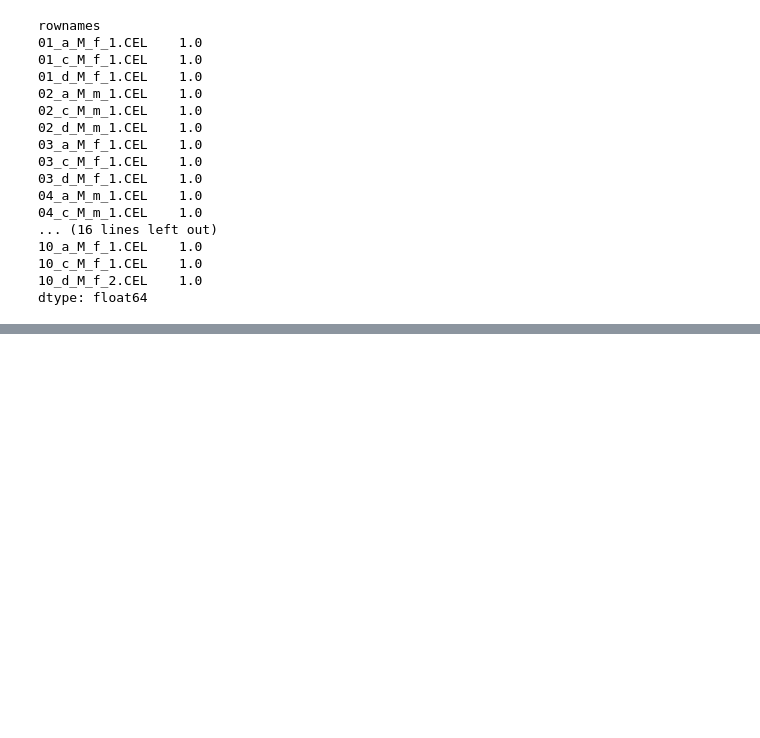
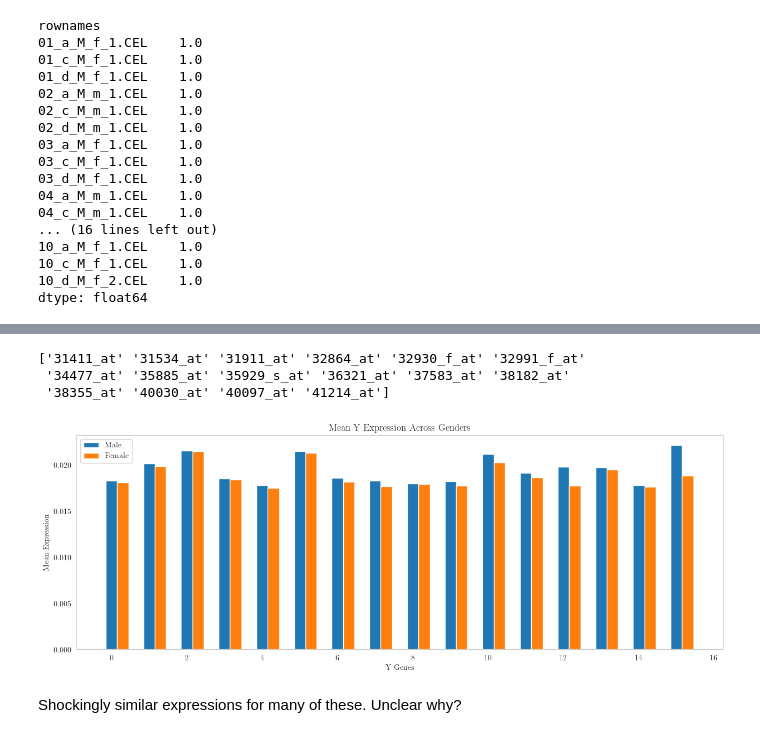
Before and after one commit to yashpatel5400/stats604-project2, a Jupyter notebook: yash.ipynb, the cells around one changed output, grey strips where cells are left out. Drawn from its saved outputs; the diff is of its cells as text; code cells hidden in the pictures; blank space fills up the shorter version.

Commit message:
Y chromosome -- oddly similar?

```diff
--- a/yash.ipynb
+++ b/yash.ipynb
@@ -141,0 +145,38 @@ dtype: float64
+# %%
+y_genes = genes[genes["chrom"] == "Y"].index.values # genes associated with Y chromosome
+print(y_genes)
+# %% [output]
+['31411_at' '31534_at' '31911_at' '32864_at' '32930_f_at' '32991_f_at'
+ '34477_at' '35885_at' '35929_s_at' '36321_at' '37583_at' '38182_at'
+ '38355_at' '40030_at' '40097_at' '41214_at']
+# %%
+michigan = lab_to_normalized_data["Michigan"]
+michigan_split = {}
+for gender in ["male", "female"]:
+    gender_patients = samples[np.logical_and(samples["sex"] == gender, samples["lab"] == "Michigan")].index
+    michigan_split[gender] = michigan.loc[gender_patients]
+# %%
+male_y = michigan_split["male"][y_genes]
+female_y = michigan_split["female"][y_genes]
+# %%
+mean_male_y = male_y.mean(axis=0)
+mean_female_y = female_y.mean(axis=0)
+
+N = len(y_genes)
+ind = np.arange(N)
+plt.figure(figsize=(15,5))
+width = 0.6
+
+plt.bar(ind, mean_male_y , width / 2, label=r"$\mathrm{Male}$")
+plt.bar(ind + width / 2, mean_female_y , width / 2, label=r"$\mathrm{Female}$")
+
+plt.xlabel(r"$\mathrm{Y \ Genes}$")
+plt.ylabel(r"$\mathrm{Mean \ Expression}$")
+plt.title(r"$\mathrm{Mean \ Y \ Expression \ Across \ Genders}$")
+
+plt.legend(loc='best')
+plt.show()
+# %% [output]
+[figure, added]
+# %% [markdown]
+Shockingly similar expressions for many of these. Unclear why?
```
Also changed, not shown: parts of 2 cells of this notebook.
